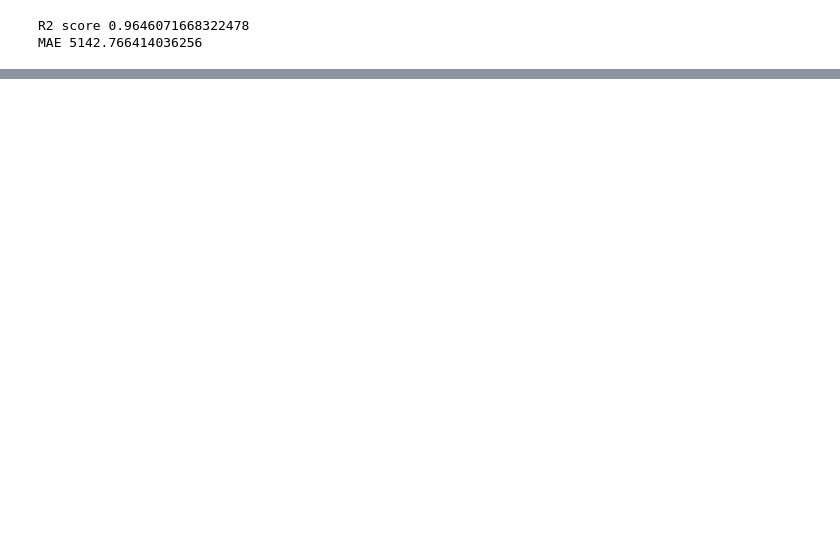
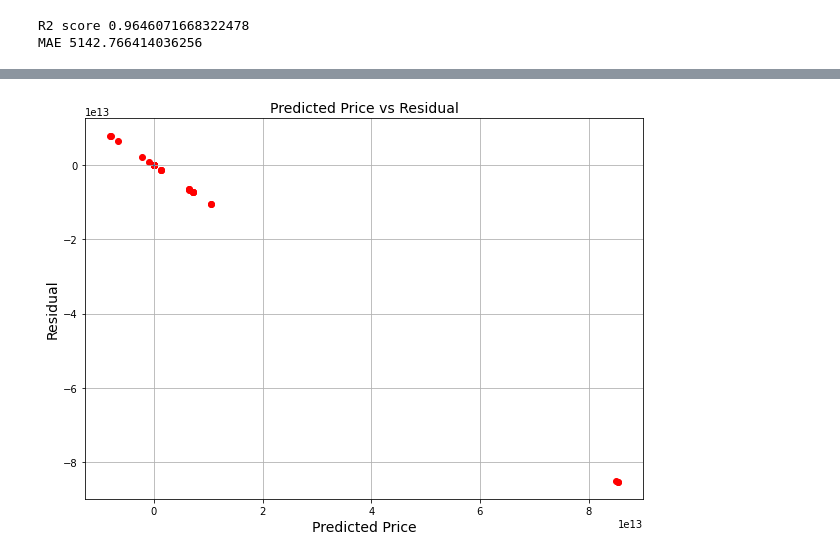
Before and after one commit to RaveenP-glitch/MScIT218785J, a Jupyter notebook: Models with Pipeline.ipynb, the cells around one changed output, grey strips where cells are left out. Saved outputs shown, nothing was run; the diff lists cells and outputs as text; code cells hidden in the pictures; blank space fills up the shorter version.

```diff
--- a/Models with Pipeline.ipynb
+++ b/Models with Pipeline.ipynb
@@ -322,0 +514,5 @@ print('MAE',mean_absolute_error(y_test,y_pred))
+# %%
+data = y_test.copy()
+data["pred"] = pred_test
+data["residual"] = data["Price"] - data["pred"]
+data.head()
@@ -322,0 +526,10 @@ print('MAE',mean_absolute_error(y_test,y_pred))
+# %%
+plt.figure(figsize=(10,7))
+plt.scatter(data["pred"], data["residual"], color="red")
+plt.title("Predicted Price vs Residual", fontsize=14)
+plt.xlabel("Predicted Price", fontsize=14)
+plt.ylabel("Residual", fontsize=14)
+plt.grid(True)
+plt.show()
+# %% [output]
+[figure, added]
```
Also changed, not shown: parts of 93 cells of this notebook, 4 other files.
